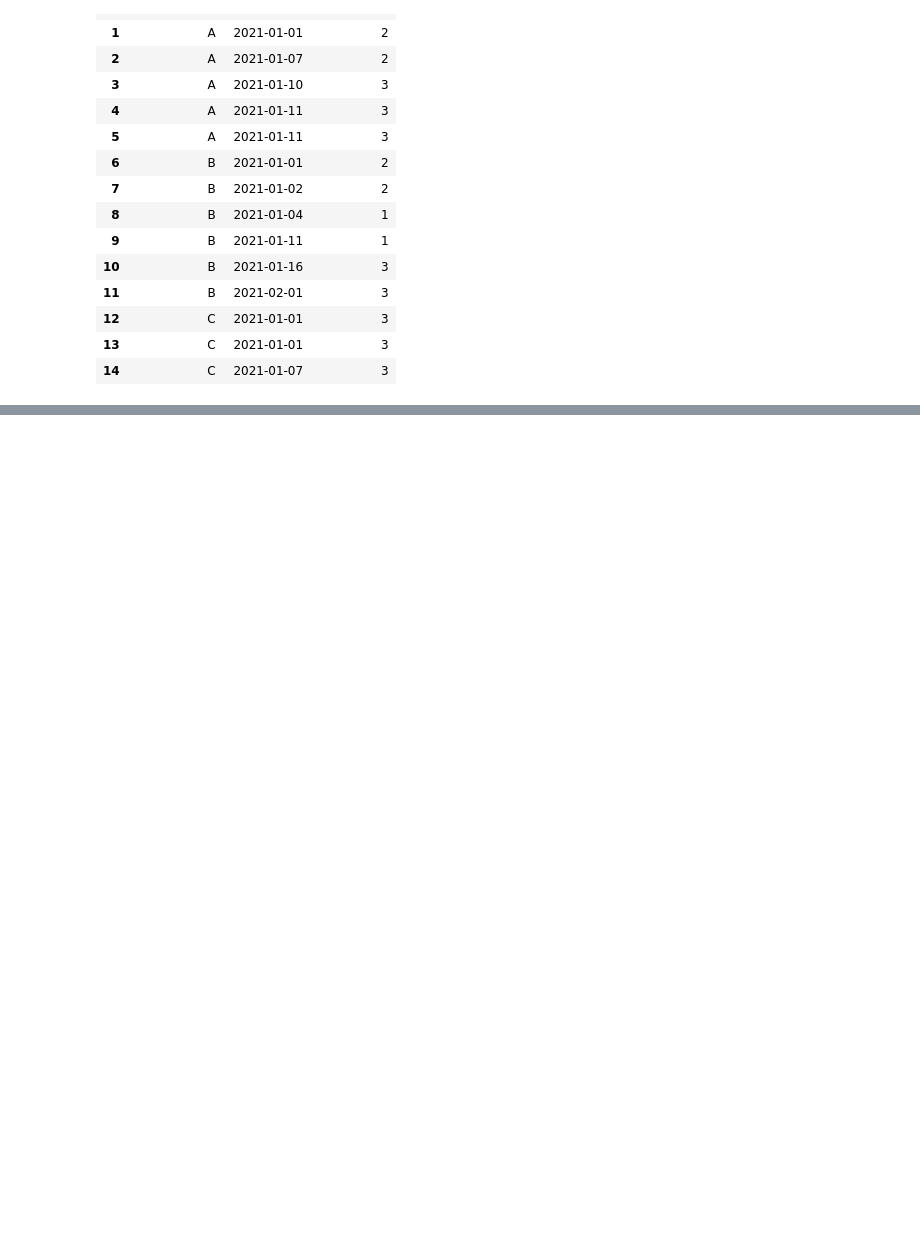
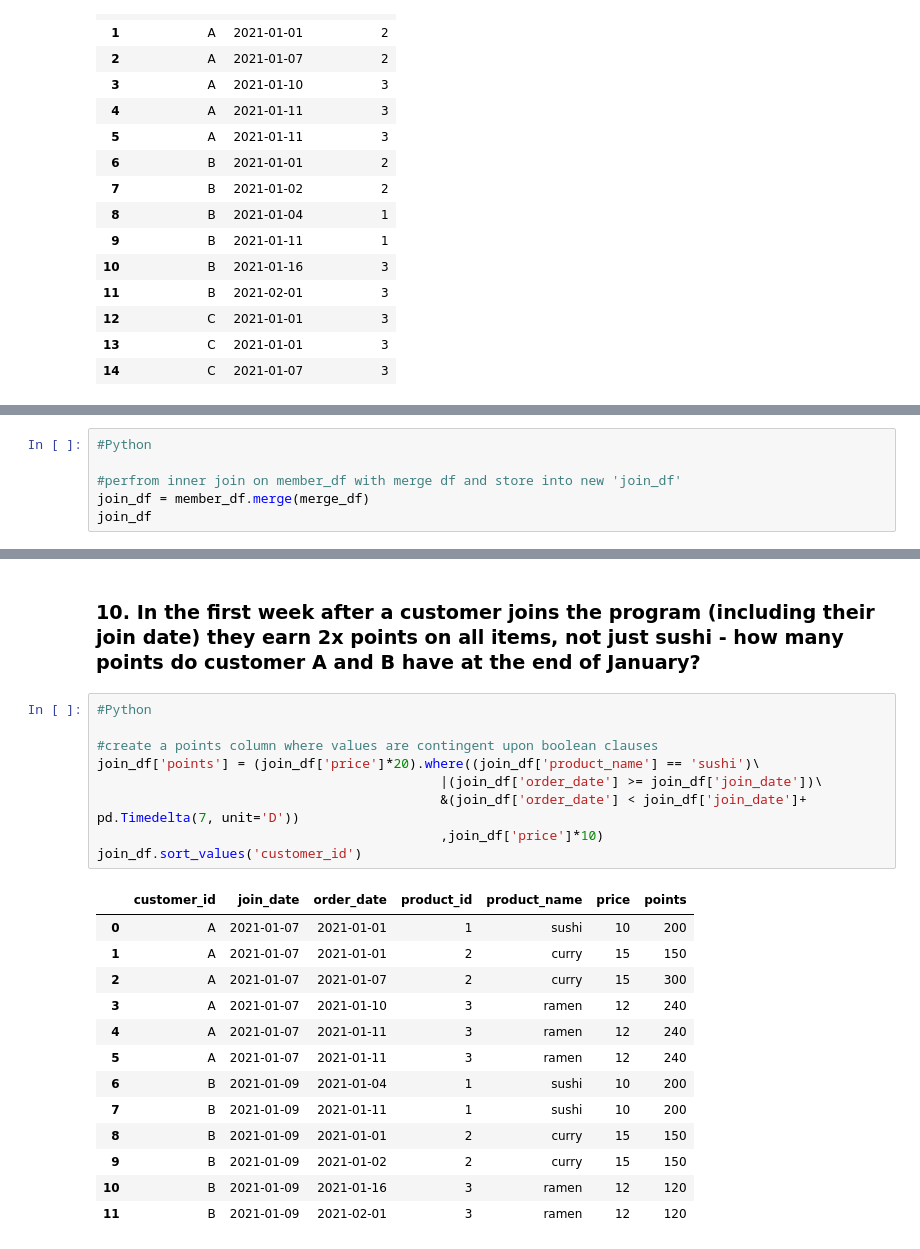
Before and after one commit to GeeSama/8weekSQLchallenge, a Jupyter notebook: dannys_diner.ipynb, the cells around one changed output, grey strips where cells are left out. Drawn from its saved outputs; the diff is of its cells as text; blank space fills up the shorter version.

```diff
--- a/dannys_diner.ipynb
+++ b/dannys_diner.ipynb
@@ -62,0 +161,6 @@ sales_df.merge(menu_df).drop('product_id',axis=1).groupby(['customer_id']).sum()
+# %%
+#Python
+
+#perfrom inner join on member_df with merge df and store into new 'join_df'
+join_df = member_df.merge(merge_df)
+join_df
@@ -62,0 +274,25 @@ sales_df.merge(menu_df).drop('product_id',axis=1).groupby(['customer_id']).sum()
+# %% [markdown]
+### 10. In the first week after a customer joins the program (including their join date) they earn 2x points on all items, not just sushi - how many points do customer A and B have at the end of January?
+# %%
+#Python
+
+#create a points column where values are contingent upon boolean clauses
+join_df['points'] = (join_df['price']*20).where((join_df['product_name'] == 'sushi')\
+                                            |(join_df['order_date'] >= join_df['join_date'])\
+                                            &(join_df['order_date'] < join_df['join_date']+ pd.Timedelta(7, unit='D'))
+                                            ,join_df['price']*10)
+join_df.sort_values('customer_id')
+# %% [output]
+|  | customer_id | join_date | order_date | product_id | product_name | price | points |
+| 0 | A | 2021-01-07 | 2021-01-01 | 1 | sushi | 10 | 200 |
+| 1 | A | 2021-01-07 | 2021-01-01 | 2 | curry | 15 | 150 |
+| 2 | A | 2021-01-07 | 2021-01-07 | 2 | curry | 15 | 300 |
+| 3 | A | 2021-01-07 | 2021-01-10 | 3 | ramen | 12 | 240 |
+| 4 | A | 2021-01-07 | 2021-01-11 | 3 | ramen | 12 | 240 |
+| 5 | A | 2021-01-07 | 2021-01-11 | 3 | ramen | 12 | 240 |
+| 6 | B | 2021-01-09 | 2021-01-04 | 1 | sushi | 10 | 200 |
+| 7 | B | 2021-01-09 | 2021-01-11 | 1 | sushi | 10 | 200 |
+| 8 | B | 2021-01-09 | 2021-01-01 | 2 | curry | 15 | 150 |
+| 9 | B | 2021-01-09 | 2021-01-02 | 2 | curry | 15 | 150 |
+| 10 | B | 2021-01-09 | 2021-01-16 | 3 | ramen | 12 | 120 |
+| 11 | B | 2021-01-09 | 2021-02-01 | 3 | ramen | 12 | 120 |
```
Also changed, not shown: parts of 31 cells of this notebook.
